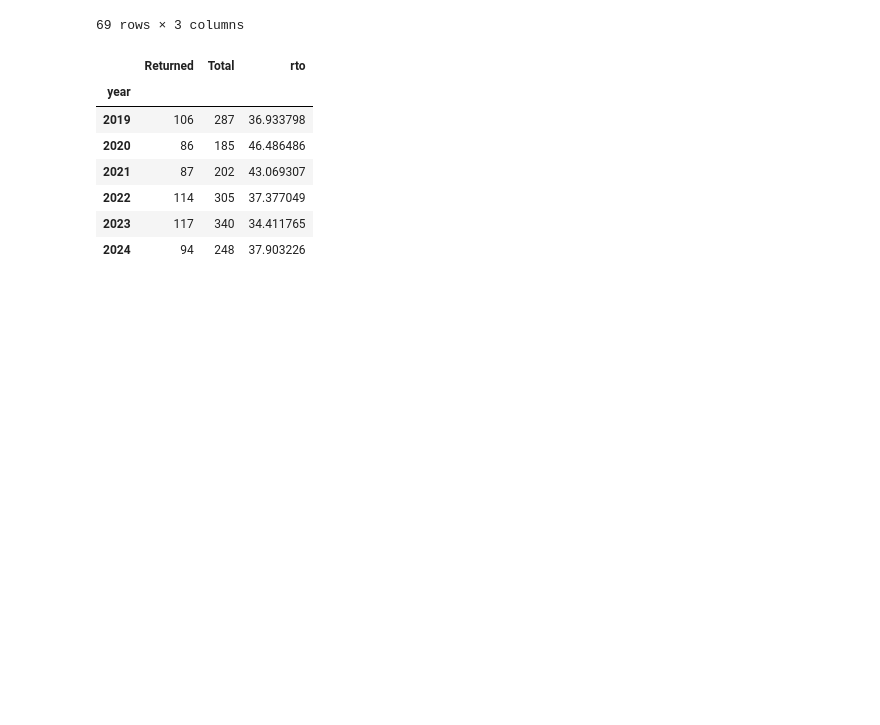
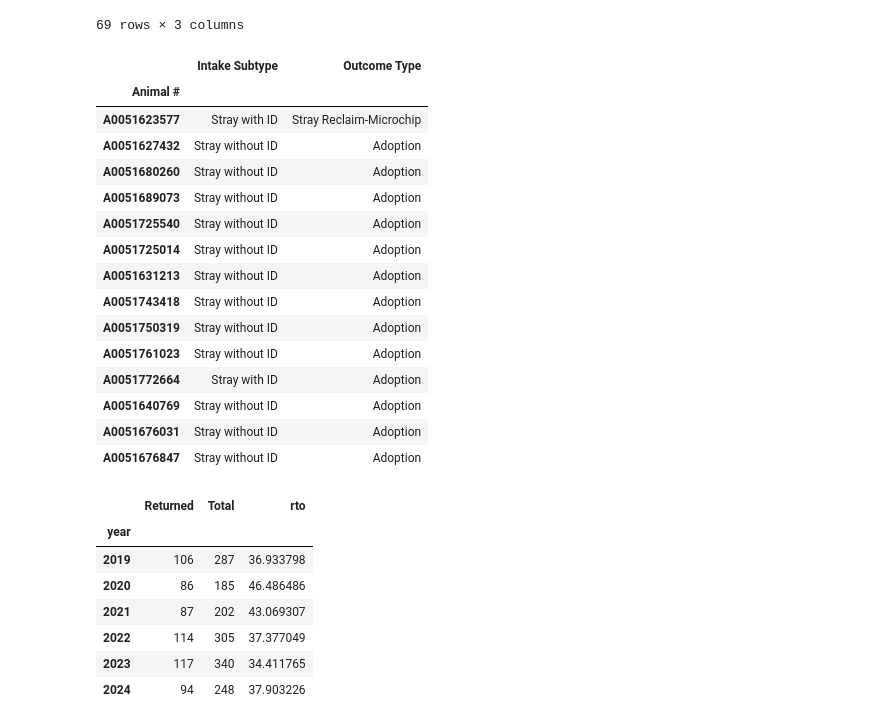
Before and after one commit to statcom-um/HSHV_pet_reunion, a Jupyter notebook: zapell/Dog_RTO_rate.ipynb, the cells around one changed output. Cells and saved outputs as stored; diff of their text form; code cells hidden in the pictures; blank space fills up the shorter version.

```diff
--- a/zapell/Dog_RTO_rate.ipynb
+++ b/zapell/Dog_RTO_rate.ipynb
@@ -77,6 +86,25 @@ df_dog
 | 2024-08 | 7 | 22 | 31.818182 |
 | 2024-09 | 20 | 36 | 55.555556 |
 69 rows × 3 columns
+# %%
+df[(df.Species=='Dog') & (df.YearMonth=='2022-12')][['Intake Subtype','Outcome Type']]
+# %% [output]
+|  | Intake Subtype | Outcome Type |
+| Animal # |  |  |
+| A0051623577 | Stray with ID | Stray Reclaim-Microchip |
+| A0051627432 | Stray without ID | Adoption |
+| A0051680260 | Stray without ID | Adoption |
+| A0051689073 | Stray without ID | Adoption |
+| A0051725540 | Stray without ID | Adoption |
+| A0051725014 | Stray without ID | Adoption |
+| A0051631213 | Stray without ID | Adoption |
+| A0051743418 | Stray without ID | Adoption |
+| A0051750319 | Stray without ID | Adoption |
+| A0051761023 | Stray without ID | Adoption |
+| A0051772664 | Stray with ID | Adoption |
+| A0051640769 | Stray without ID | Adoption |
+| A0051676031 | Stray without ID | Adoption |
+| A0051676847 | Stray without ID | Adoption |
 # %%
 df_dog = df_dog.reset_index()
 df_dog['year'] = pd.to_datetime(df_dog['YearMonth']).dt.year
```
Also changed, not shown: parts of 5 cells of this notebook, 1 other file.
